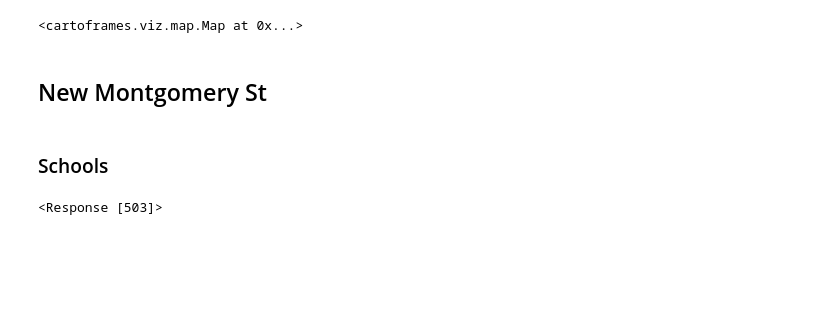
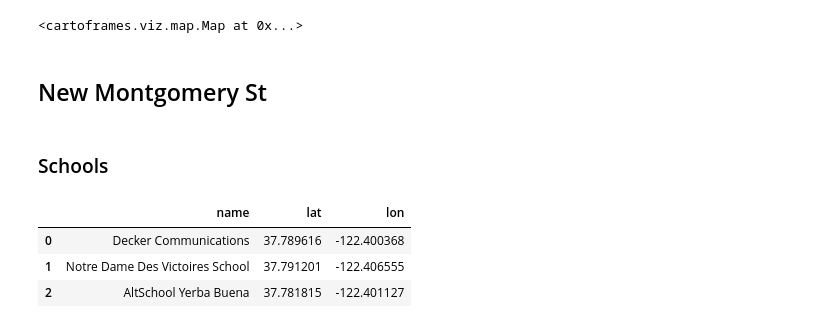
Before and after one commit to lauurasarabia/Imperial_Game, a Jupyter notebook: Offices.ipynb, the cells around one changed output. Drawn from its saved outputs; the diff is of its cells as text; code cells hidden in the pictures; blank space fills up the shorter version.

```diff
--- a/Offices.ipynb
+++ b/Offices.ipynb
@@ -49,17 +32,12 @@ def name_coordinates (dict_):
 # %% [markdown]
 ### Schools
 # %%
-def nearby_newmont(radius, category):
-    url = f"https://api.foursquare.com/v3/places/search?ll=37.787460%2C-122.402712&radius={radius}&categories={category}&limit=15"
-
-    headers = {
-        "accept": "application/json",
-        "Authorization": token
-    }
-
-    response = requests.get(url, headers=headers)
-    return response
+df_nmschools = schools_newmontgomery(
+    "https://api.foursquare.com/v3/places/search?ll=37.787460%2C-122.402712&radius=1000&categories=12058&limit=15"
+)
+df_nmschools[:3]
+# %% [output]
+|  | name | lat | lon |
+| 0 | Decker Communications | 37.789616 | -122.400368 |
+| 1 | Notre Dame Des Victoires School | 37.791201 | -122.406555 |
+| 2 | AltSchool Yerba Buena | 37.781815 | -122.401127 |
-# %%
-nearby_newmont("1000", "12058")
-# %% [output]
-<Response [503]>
```
Also changed, not shown: parts of 59 cells of this notebook, 2 other files.
